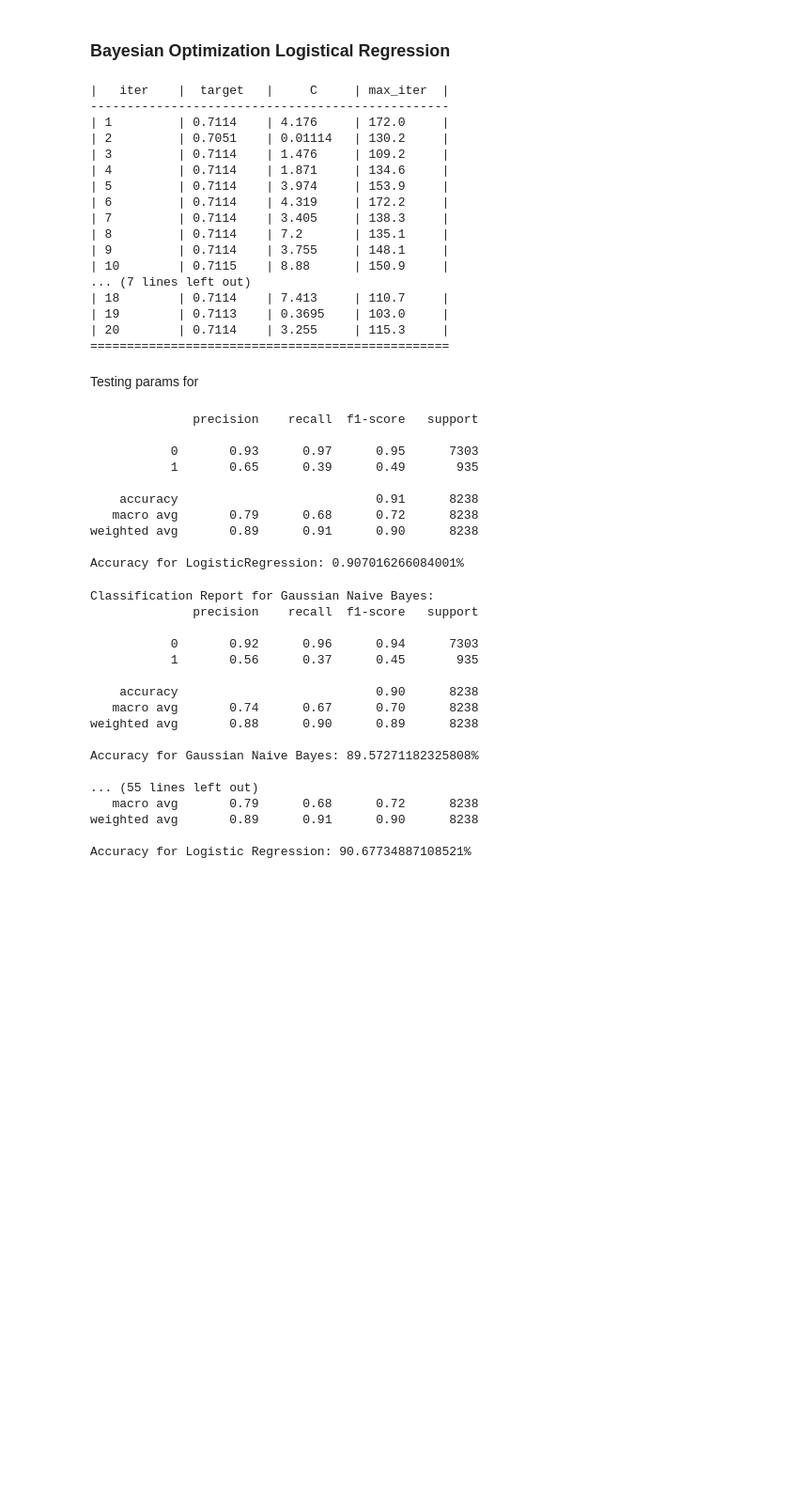
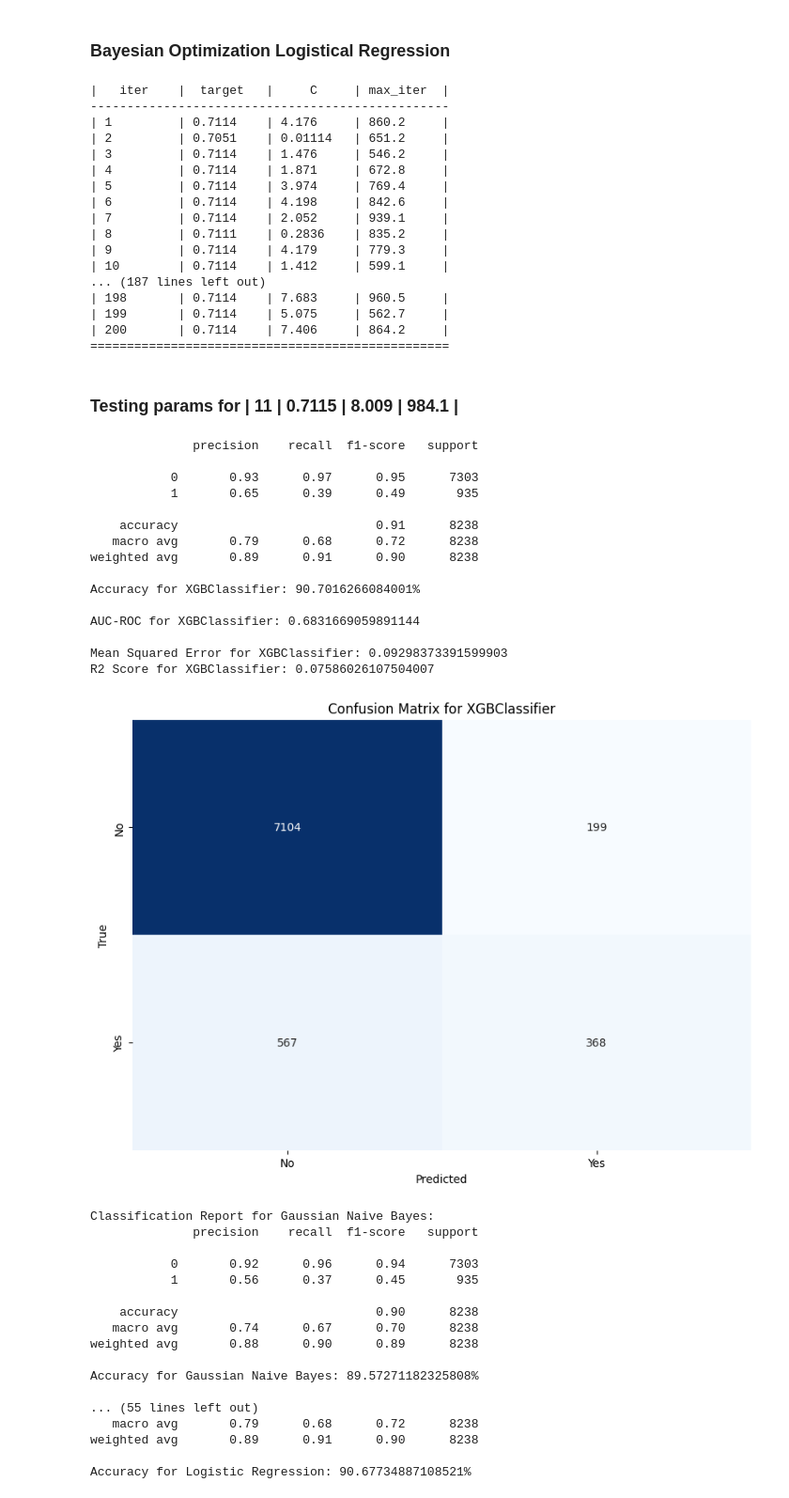
Before and after one commit to fabricio-inoue/Banco-Classificador, a Jupyter notebook: Rooney Classifier.ipynb, the cells around one changed output. Shown: that part at 94% size. Saved outputs shown, nothing was run; the diff lists cells and outputs as text; code cells hidden in the pictures; blank space fills up the shorter version.

```diff
--- a/Rooney Classifier.ipynb
+++ b/Rooney Classifier.ipynb
@@ -806,68 +836,99 @@ def bo_tune_lr(C, max_iter):
 
 # Define the bounds of the hyperparameters for Bayesian optimization
 hyperparameter_bounds = {'C': (0.01, 10),  # Adjusted bounds
-                         'max_iter': (100, 200)}
+                         'max_iter': (500, 1000)}
 
 # Initialize the Bayesian optimizer
 optimizer = BayesianOptimization(f=bo_tune_lr, pbounds=hyperparameter_bounds, random_state=1)
 
 # Perform Bayesian optimization
-optimizer.maximize(init_points=5, n_iter=15)
+optimizer.maximize(init_points=20, n_iter=180)
 # %% [output]
 |   iter    |  target   |     C     | max_iter  |
 -------------------------------------------------
-| 1         | 0.7114    | 4.176     | 172.0     |
-| 2         | 0.7051    | 0.01114   | 130.2     |
-| 3         | 0.7114    | 1.476     | 109.2     |
-| 4         | 0.7114    | 1.871     | 134.6     |
-| 5         | 0.7114    | 3.974     | 153.9     |
-| 6         | 0.7114    | 4.319     | 172.2     |
-| 7         | 0.7114    | 3.405     | 138.3     |
-| 8         | 0.7114    | 7.2       | 135.1     |
-| 9         | 0.7114    | 3.755     | 148.1     |
-| 10        | 0.7115    | 8.88      | 150.9     |
-... (7 lines left out)
-| 18        | 0.7114    | 7.413     | 110.7     |
-| 19        | 0.7113    | 0.3695    | 103.0     |
-| 20        | 0.7114    | 3.255     | 115.3     |
+| 1         | 0.7114    | 4.176     | 860.2     |
+| 2         | 0.7051    | 0.01114   | 651.2     |
+| 3         | 0.7114    | 1.476     | 546.2     |
+| 4         | 0.7114    | 1.871     | 672.8     |
+| 5         | 0.7114    | 3.974     | 769.4     |
+| 6         | 0.7114    | 4.198     | 842.6     |
+| 7         | 0.7114    | 2.052     | 939.1     |
+| 8         | 0.7111    | 0.2836    | 835.2     |
+| 9         | 0.7114    | 4.179     | 779.3     |
+| 10        | 0.7114    | 1.412     | 599.1     |
+... (187 lines left out)
+| 198       | 0.7114    | 7.683     | 960.5     |
+| 199       | 0.7114    | 5.075     | 562.7     |
+| 200       | 0.7114    | 7.406     | 864.2     |
 =================================================
-# %% [markdown]
-Testing params for
+# %% [markdown]
+### Testing params for | 11        | 0.7115    | 8.009     | 984.1     |
 # %%
 from sklearn.linear_model import LogisticRegression
 from sklearn.metrics import classification_report, accuracy_score
 from sklearn.model_selection import train_test_split
 
 # Split the data into training and test sets
 X_train_mode, X_test_mode, y_train_mode, y_test_mode = train_test_split(X_pca, y_mode, test_size=0.2, random_state=42)
 
 # Initialize the logistic regression model with the optimized parameters
 model_lr = LogisticRegression(
-    C=optimizer.max['params']['C'],
-    max_iter=int(optimizer.max['params']['max_iter']),
+    C=8.009,
+    max_iter=984,
     solver='liblinear'
 )
 
 # Train the model
 model_lr.fit(X_train_mode, y_train_mode)
 
 # Make predictions on the test set
 Y_pred = model_lr.predict(X_test_mode)
 
-# Print the classification report and accuracy
+model_lr.fit(X_train_mode, y_train_mode)
+Y_pred = model_lr.predict(X_test_mode)
+
+
+# Additional metrics
+mse = mean_squared_error(y_test_mode, Y_pred)
+r2 = r2_score(y_test_mode, Y_pred)
+roc_auc = roc_auc_score(y_test_mode, Y_pred)
+
+
 print(classification_report(y_test_mode, Y_pred))
-print(f'Accuracy for LogisticRegression: {accuracy_score(y_test_mode, Y_pred)}%', end='\n\n')
+print(f'Accuracy for XGBClassifier: {accuracy_percentage(y_test_mode, Y_pred)}%', end='\n\n')
+print(f'AUC-ROC for XGBClassifier: {roc_auc}', end='\n\n')
+print(f'Mean Squared Error for XGBClassifier: {mse}')
+print(f'R2 Score for XGBClassifier: {r2}', end='\n\n')
+
+
+# Confusion matrix
+conf_mat = confusion_matrix(y_test_mode, Y_pred)
+
+# Plotting confusion matrix with seaborn
+plt.figure(figsize=(10,7))
+sns.heatmap(conf_mat, annot=True, fmt='d', cmap='Blues', cbar=False,
+            xticklabels=['No', 'Yes'], yticklabels=['No', 'Yes'])
+plt.title('Confusion Matrix for XGBClassifier')
+plt.xlabel('Predicted')
+plt.ylabel('True')
+plt.show()
 # %% [output]
               precision    recall  f1-score   support
 
            0       0.93      0.97      0.95      7303
            1       0.65      0.39      0.49       935
 
     accuracy                           0.91      8238
    macro avg       0.79      0.68      0.72      8238
 weighted avg       0.89      0.91      0.90      8238
 
-Accuracy for LogisticRegression: 0.907016266084001%
+Accuracy for XGBClassifier: 90.7016266084001%
+
+AUC-ROC for XGBClassifier: 0.6831669059891144
+
+Mean Squared Error for XGBClassifier: 0.09298373391599903
+R2 Score for XGBClassifier: 0.07586026107504007
+[figure, added]
 # %%
 # Define the models with their respective parameter grids
 models = [
```
Also changed, not shown: parts of 6 cells of this notebook.
